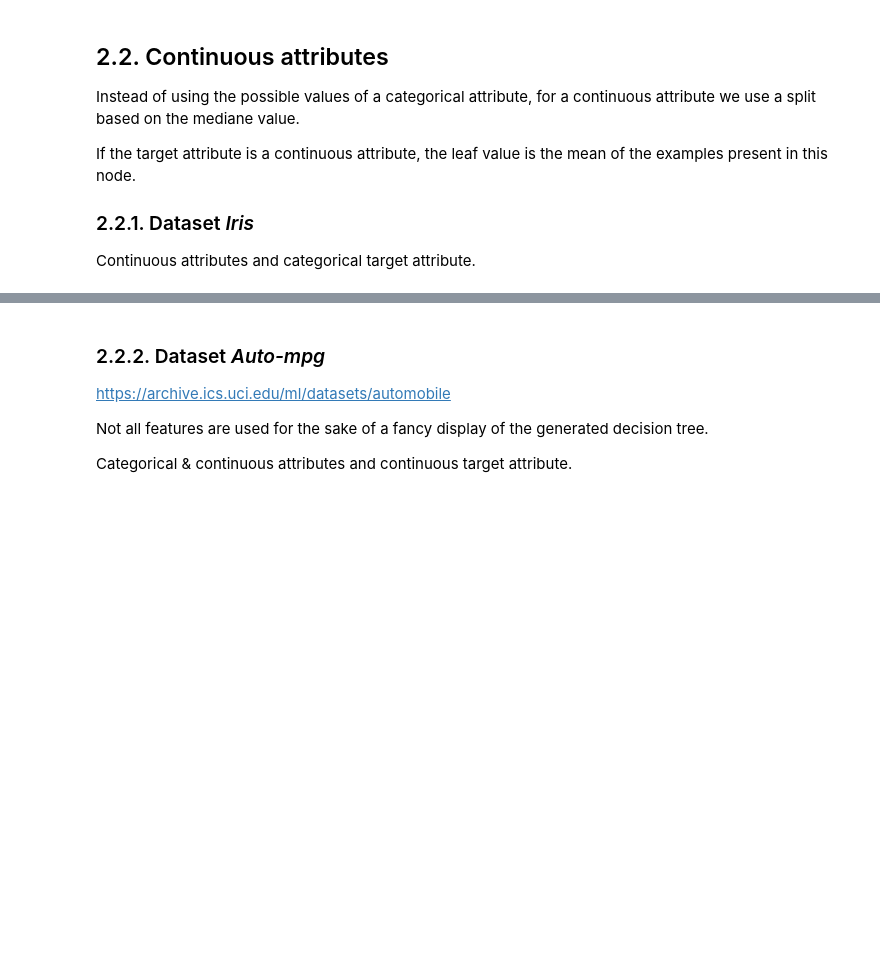
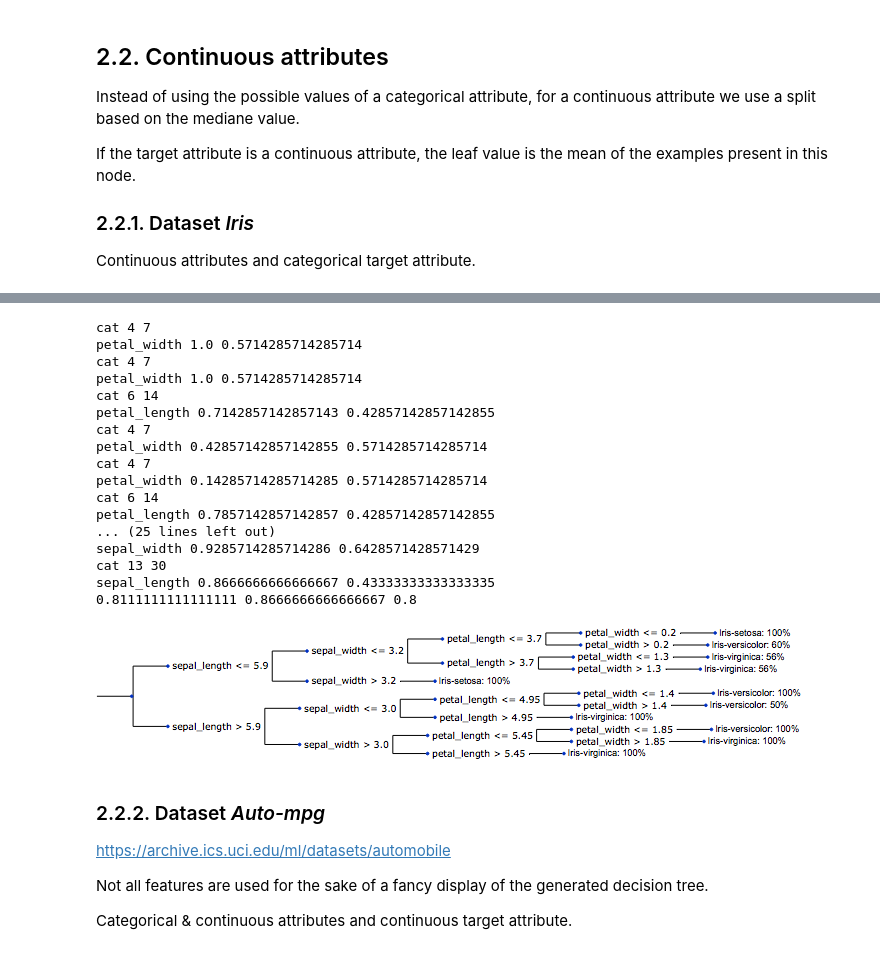
Before and after one commit to Mougatine/MougLearn, a Jupyter notebook: mouglearn/decision_tree.ipynb, the cells around one changed output, grey strips where cells are left out. Drawn from its saved outputs; the diff is of its cells as text; code cells hidden in the pictures; blank space fills up the shorter version.

```diff
--- a/mouglearn/decision_tree.ipynb
+++ b/mouglearn/decision_tree.ipynb
@@ -165,3 +149,26 @@ id3_iris.display_tree()
+# %%
+id3_iris.prune(validate)
+print(id3_iris.score(train), id3_iris.score(validate), id3_iris.score(test))
+id3_iris.display_tree()
+# %% [output]
+cat 4 7
+petal_width 1.0 0.5714285714285714
+cat 4 7
+petal_width 1.0 0.5714285714285714
+cat 6 14
+petal_length 0.7142857142857143 0.42857142857142855
+cat 4 7
+petal_width 0.42857142857142855 0.5714285714285714
+cat 4 7
+petal_width 0.14285714285714285 0.5714285714285714
+cat 6 14
+petal_length 0.7857142857142857 0.42857142857142855
+... (25 lines left out)
+sepal_width 0.9285714285714286 0.6428571428571429
+cat 13 30
+sepal_length 0.8666666666666667 0.43333333333333335
+0.8111111111111111 0.8666666666666667 0.8
+[figure, added]
 # %% [markdown]
 ### 2.2.2. Dataset *Auto-mpg*
 
```
Also changed, not shown: parts of 20 cells of this notebook, 1 other file.
